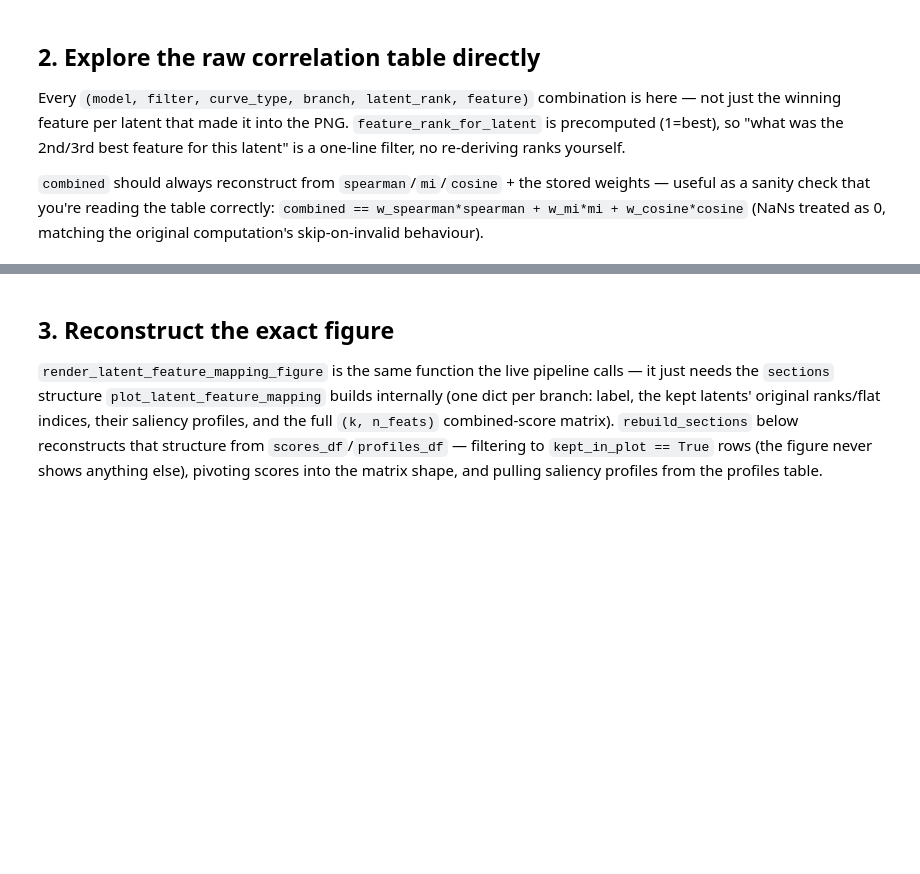
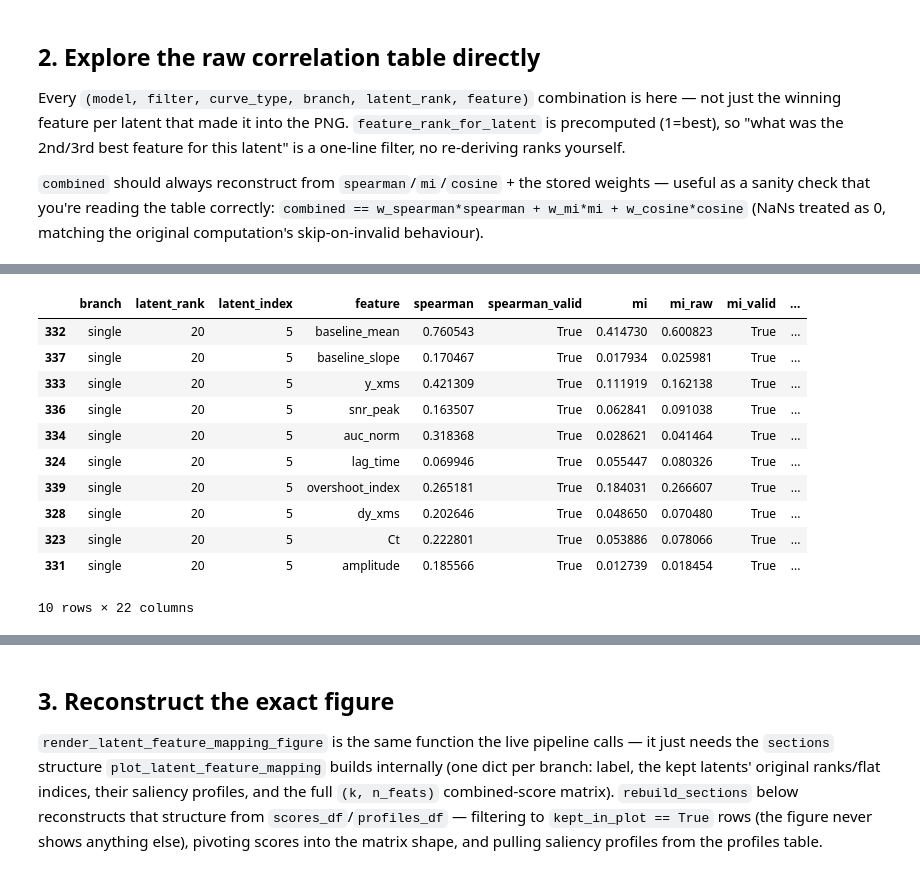
Before and after one commit to kautsarg/POC_DDM, a Jupyter notebook: gk_code/main/latent_feature_mapping_reconstruction.ipynb, the cells around one changed output, grey strips where cells are left out. Saved outputs shown, nothing was run; the diff lists cells and outputs as text; code cells hidden in the pictures; blank space fills up the shorter version.

```diff
--- a/gk_code/main/latent_feature_mapping_reconstruction.ipynb
+++ b/gk_code/main/latent_feature_mapping_reconstruction.ipynb
@@ -120,3 +192,18 @@ for branch in sorted(one_run['branch'].unique()):
+# %%
+one_run[one_run.latent_rank == 20].sort_values("combined", ascending=False).head(10)
+# %% [output]
+|  | branch | latent_rank | latent_index | feature | spearman | spearman_valid | mi | mi_raw | mi_valid | ... |
+| 332 | single | 20 | 5 | baseline_mean | 0.760543 | True | 0.414730 | 0.600823 | True | ... |
+| 337 | single | 20 | 5 | baseline_slope | 0.170467 | True | 0.017934 | 0.025981 | True | ... |
+| 333 | single | 20 | 5 | y_xms | 0.421309 | True | 0.111919 | 0.162138 | True | ... |
+| 336 | single | 20 | 5 | snr_peak | 0.163507 | True | 0.062841 | 0.091038 | True | ... |
+| 334 | single | 20 | 5 | auc_norm | 0.318368 | True | 0.028621 | 0.041464 | True | ... |
+| 324 | single | 20 | 5 | lag_time | 0.069946 | True | 0.055447 | 0.080326 | True | ... |
+| 339 | single | 20 | 5 | overshoot_index | 0.265181 | True | 0.184031 | 0.266607 | True | ... |
+| 328 | single | 20 | 5 | dy_xms | 0.202646 | True | 0.048650 | 0.070480 | True | ... |
+| 323 | single | 20 | 5 | Ct | 0.222801 | True | 0.053886 | 0.078066 | True | ... |
+| 331 | single | 20 | 5 | amplitude | 0.185566 | True | 0.012739 | 0.018454 | True | ... |
+10 rows × 22 columns
 # %%
 # Sanity check: combined reconstructs from the raw metrics + stored weights.
 recon = (
```
Also changed, not shown: parts of 14 cells of this notebook, 5 other files.
